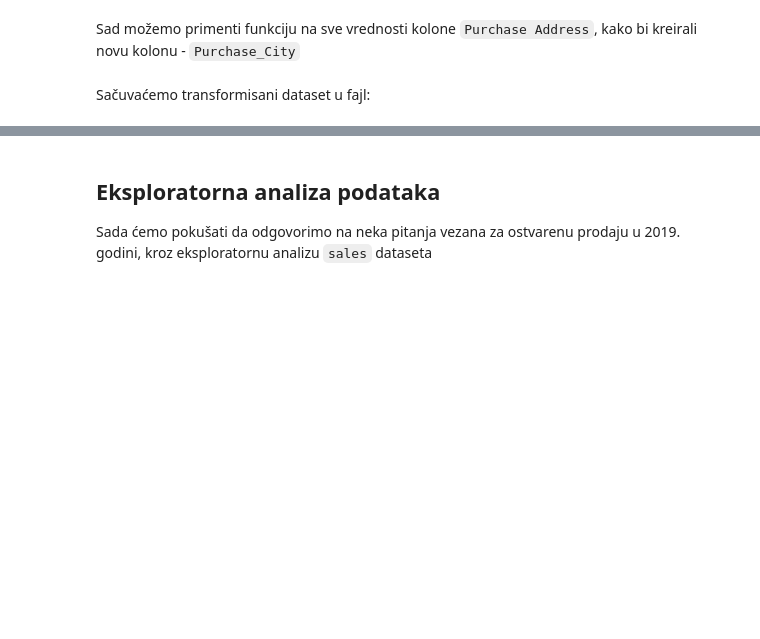
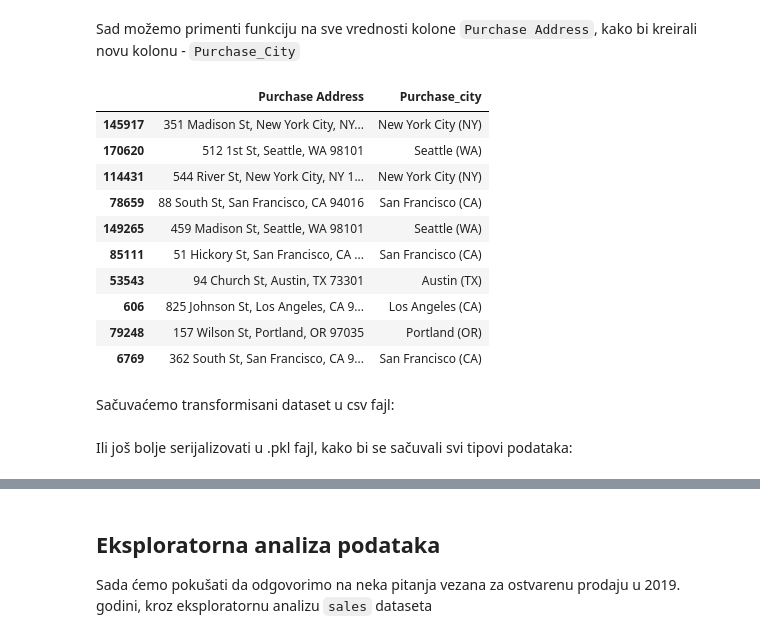
Before and after one commit to programiranje3/p2-2024v, a Jupyter notebook: lab9_10/sales_analysis.ipynb, the cells around one changed output, grey strips where cells are left out. Saved outputs shown, nothing was run; the diff lists cells and outputs as text; code cells hidden in the pictures; blank space fills up the shorter version.

```diff
--- a/lab9_10/sales_analysis.ipynb
+++ b/lab9_10/sales_analysis.ipynb
@@ -339,2 +456,4 @@ Nakon ovih transformacija, proverićemo kako sad izgledaju tipovi podataka u dat
 # %% [markdown]
 Uklonićemo kolone koje više nisu potrebne:
+# %%
+sales.drop(columns=['Order Date', 'Price Each', 'Quantity Ordered'], inplace=True)
@@ -349,4 +493,9 @@ Uzećemo uzorak vrednosti kolone `Purchase Address` kako bismo se upoznali sa fo
 # %% [markdown]
 Prvo ćemo kreirati funkciju koja izdvaja grad (i oznaku države) iz kolone `Purchase Address`:
+# %%
+def get_city_and_state(address):
+    street, city, state_zip = address.split(',')
+    state, zip = state_zip.split()
+    return f"{city.lstrip()} ({state.lstrip()})"
 # %% [markdown]
 Zatim ćemo koristeći `apply` metodu, primeniti `get_city_and_state()` f. na svaku vrednost serije `Purchase Address`. Ali, prvo ćemo isprobati na uzorku adresa:
@@ -353,4 +516,20 @@ Zatim ćemo koristeći `apply` metodu, primeniti `get_city_and_state()` f. na s
 # %% [markdown]
 Sad možemo primenti funkciju na sve vrednosti kolone `Purchase Address`, kako bi kreirali novu kolonu - `Purchase_City`
+# %%
+sales['Purchase_city'] = sales['Purchase Address'].apply(get_city_and_state)
+# %%
+sales[['Purchase Address', 'Purchase_city']].sample(10)
+# %% [output]
+|  | Purchase Address | Purchase_city |
+| 145917 | 351 Madison St, New York City, NY... | New York City (NY) |
+| 170620 | 512 1st St, Seattle, WA 98101 | Seattle (WA) |
+| 114431 | 544 River St, New York City, NY 1... | New York City (NY) |
+| 78659 | 88 South St, San Francisco, CA 94016 | San Francisco (CA) |
+| 149265 | 459 Madison St, Seattle, WA 98101 | Seattle (WA) |
+| 85111 | 51 Hickory St, San Francisco, CA ... | San Francisco (CA) |
+| 53543 | 94 Church St, Austin, TX 73301 | Austin (TX) |
+| 606 | 825 Johnson St, Los Angeles, CA 9... | Los Angeles (CA) |
+| 79248 | 157 Wilson St, Portland, OR 97035 | Portland (OR) |
+| 6769 | 362 South St, San Francisco, CA 9... | San Francisco (CA) |
 # %% [markdown]
-Sačuvaćemo transformisani dataset u fajl:
+Sačuvaćemo transformisani dataset u csv fajl:
@@ -356,0 +544,2 @@ Sačuvaćemo transformisani dataset u fajl:
+# %% [markdown]
+Ili još bolje serijalizovati u .pkl fajl, kako bi se sačuvali svi tipovi podataka:
```
Also changed, not shown: parts of 35 cells of this notebook.
